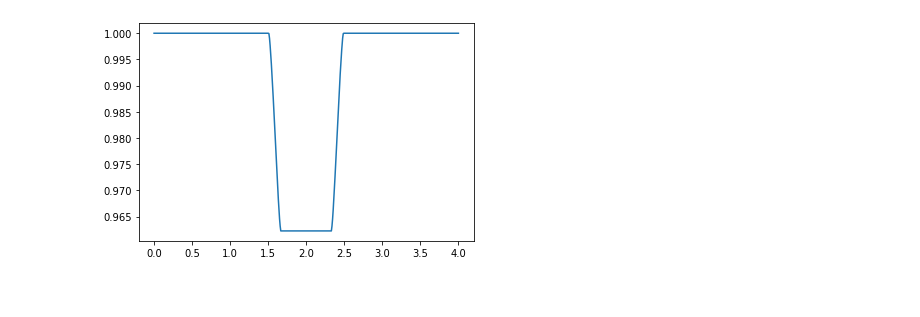
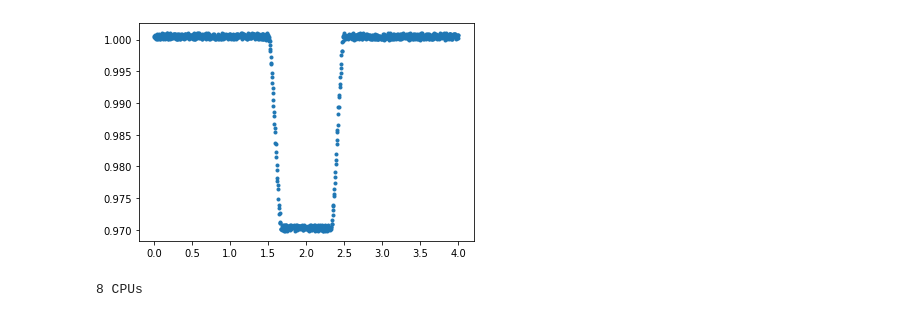
Before and after one commit to joshua-bromley/mcmcSampler, a Jupyter notebook: sampler.ipynb, the cells around one changed output. Saved outputs shown, nothing was run; the diff lists cells and outputs as text; code cells hidden in the pictures.

```diff
--- a/sampler.ipynb
+++ b/sampler.ipynb
@@ -165,10 +166,15 @@ plt.show()
 # %%
 times = np.linspace(0,4,1000)
-flux = transitSim(10,10,50,1,times,2,1)
-fluxErr = 0.0005*np.ones(1000)
+flux = transitSim(10,10,50,1,times,2,0.8)
+fluxErr = 0.001*np.ones(1000)
+flux = flux + np.random.random(1000)*fluxErr
 fig = plt.subplot()
-fig.plot(times, flux)
+fig.plot(times, flux, ls = '', marker = '.')
 plt.show()
+
+ncpu = cpu_count()
+print("{0} CPUs".format(ncpu))
 # %% [output]
-[figure, old version]
+[figure, new version]
+8 CPUs
 # %%
```
Also changed, not shown: parts of 8 cells of this notebook.
